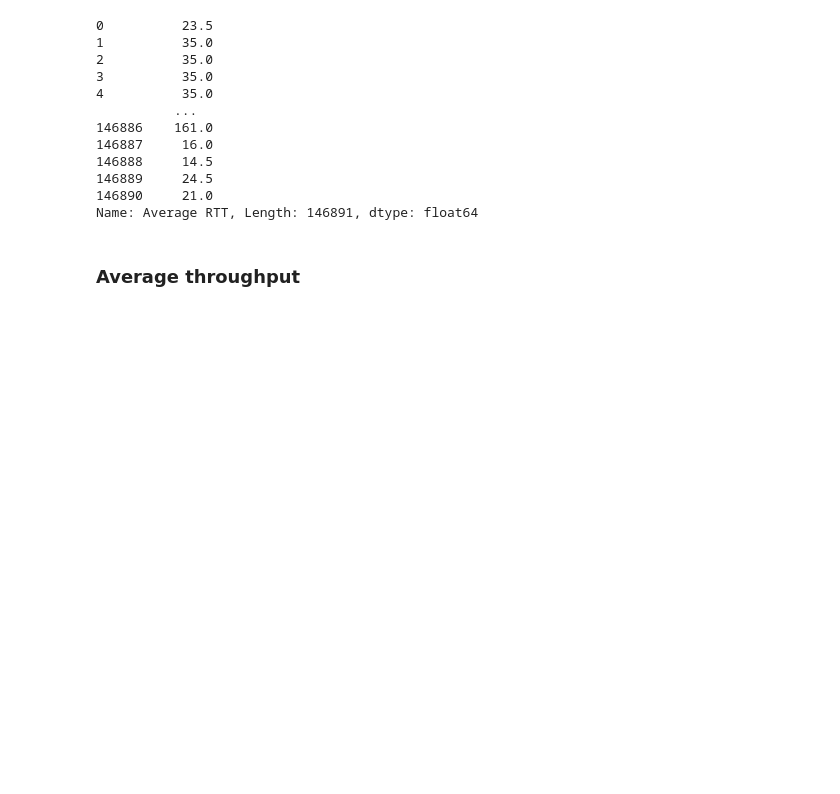
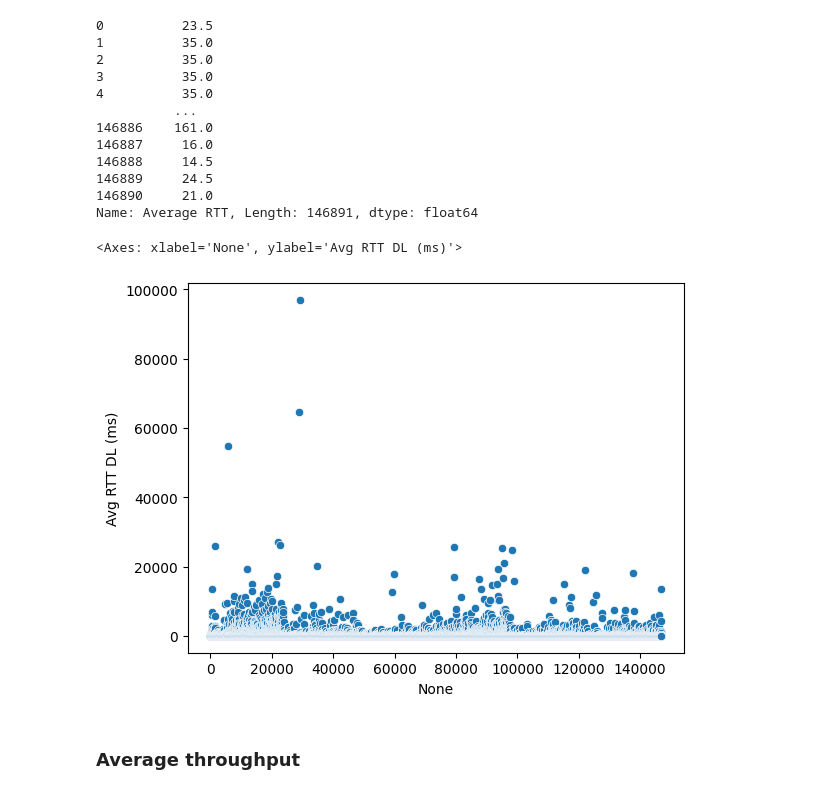
Before and after one commit to mikiiiss/10-Academy-Cohort-B---Weekly-Challenge-Week-1, a Jupyter notebook: Notebook/expierence.ipynb, the cells around one changed output. Drawn from its saved outputs; the diff is of its cells as text; code cells hidden in the pictures; blank space fills up the shorter version.

```diff
--- a/Notebook/expierence.ipynb
+++ b/Notebook/expierence.ipynb
@@ -57,6 +60,11 @@ new_df['Average RTT']
 146889     24.5
 146890     21.0
 Name: Average RTT, Length: 146891, dtype: float64
+# %%
+sns.scatterplot(x= new_df.index, y = new_df['Avg RTT DL (ms)'])
+# %% [output]
+<Axes: xlabel='None', ylabel='Avg RTT DL (ms)'>
+[figure, added]
 # %% [markdown]
 ### Average throughput
 # %%
```
Also changed, not shown: parts of 9 cells of this notebook, 25 other files.
